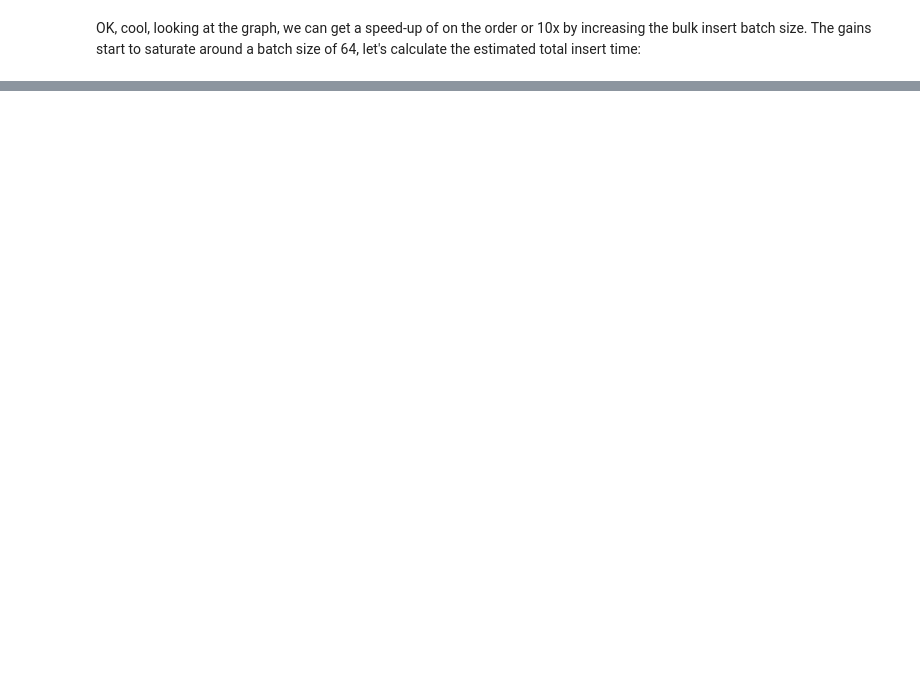
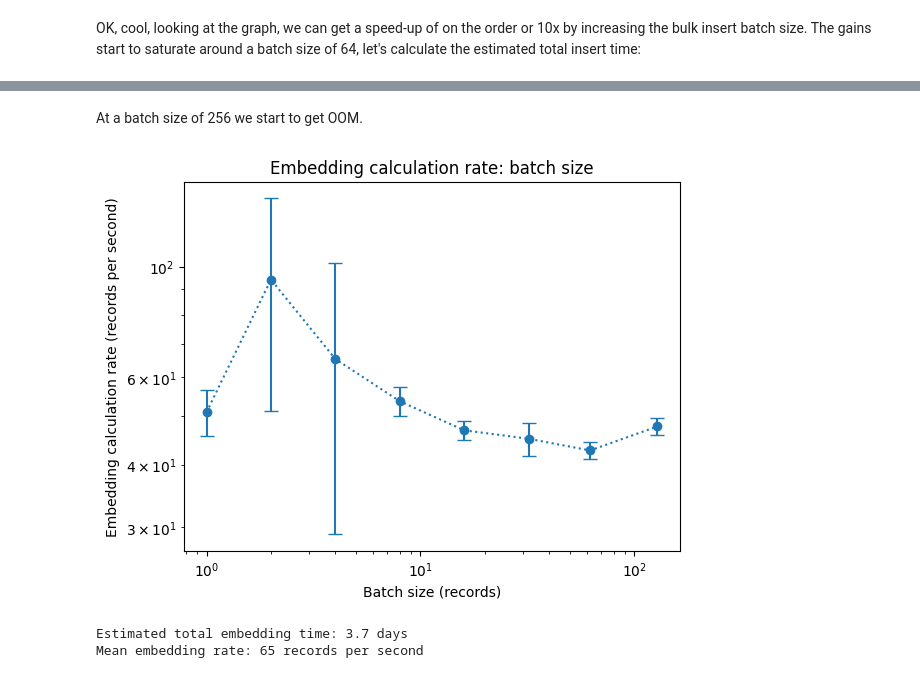
Before and after one commit to gperdrizet/OpenSearch, a Jupyter notebook: semantic_search/notebooks/03-opensearch_indexing.ipynb, the cells around one changed output, grey strips where cells are left out. Saved outputs shown, nothing was run; the diff lists cells and outputs as text; code cells hidden in the pictures; blank space fills up the shorter version.

```diff
--- a/semantic_search/notebooks/03-opensearch_indexing.ipynb
+++ b/semantic_search/notebooks/03-opensearch_indexing.ipynb
@@ -405,0 +474,37 @@ Two options I can think of:
+# %% [markdown]
+At a batch size of 256 we start to get OOM.
+# %%
+plt.title('Embedding calculation rate: batch size')
+plt.xlabel('Batch size (records)')
+plt.ylabel('Embedding calculation rate (records per second)')
+
+standard_deviations=[]
+means=[]
+
+for batch_size in batch_sizes:
+    times=results[f'{batch_size}']
+    means.append(np.mean(times))
+    standard_deviations.append(np.std(times))
+
+plt.errorbar(
+    batch_sizes,
+    means,
+    yerr=standard_deviations,
+    linestyle='dotted',
+    marker='o',
+    capsize=5
+)
+
+plt.yscale('log')
+plt.xscale('log')
+
+plt.show()
+# %% [output]
+[figure, added]
+# %%
+mean_embedding_rate=sum(results['4']) / len(results['4'])
+print(f'Estimated total embedding time: {(estimated_total_chunks / mean_embedding_rate) / (60*60*24):.1f} days')
+print(f'Mean embedding rate: {mean_embedding_rate:.0f} records per second')
+# %% [output]
+Estimated total embedding time: 3.7 days
+Mean embedding rate: 65 records per second
```
Also changed, not shown: parts of 16 cells of this notebook.
